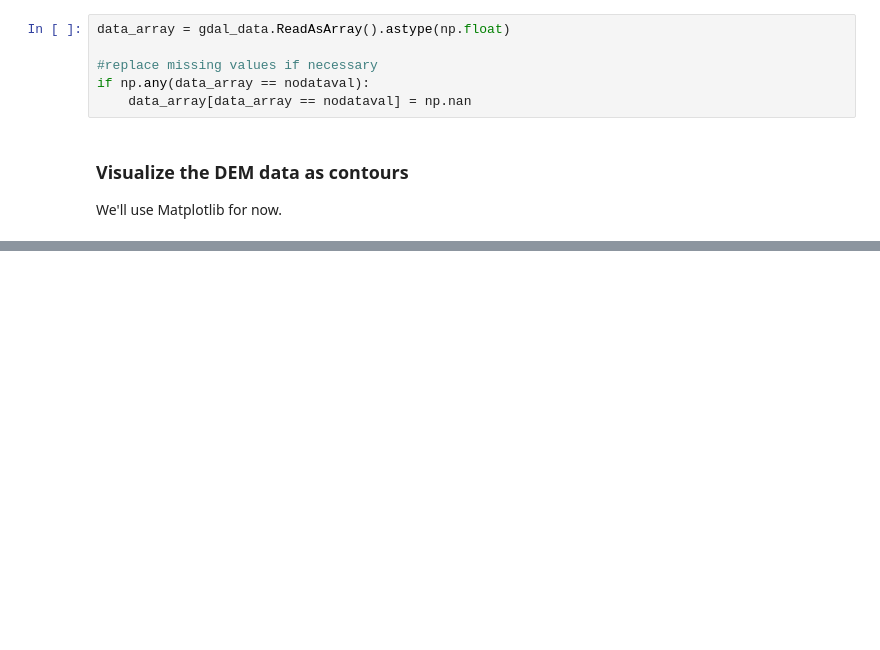
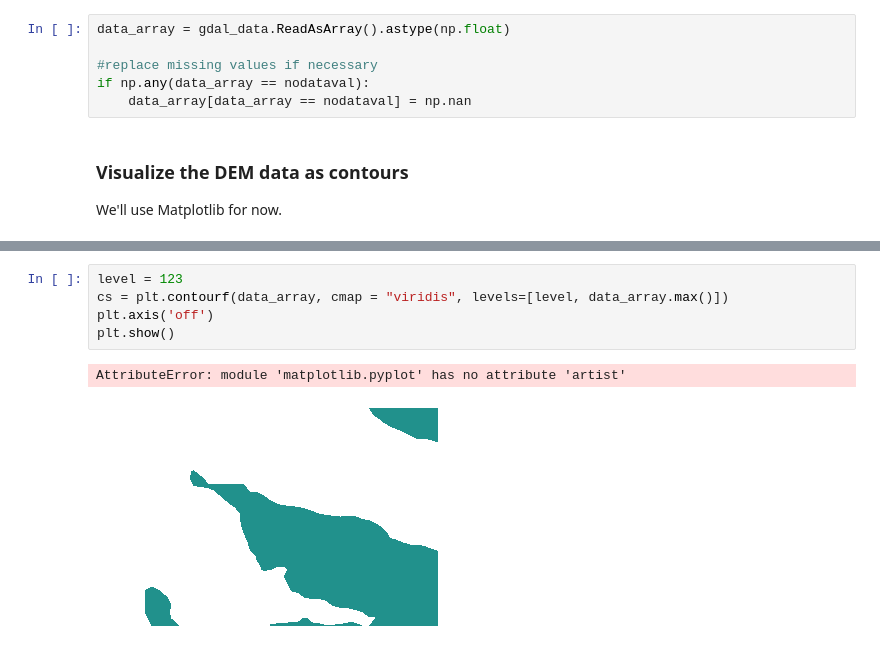
Before and after one commit to kcaylor/topocut, a Jupyter notebook: ExtractDEM.ipynb, the cells around one changed output, grey strips where cells are left out. Saved outputs shown, nothing was run; the diff lists cells and outputs as text; blank space fills up the shorter version.

```diff
--- a/ExtractDEM.ipynb
+++ b/ExtractDEM.ipynb
@@ -106,0 +103,8 @@ for level in levels:
+# %%
+level = 123
+cs = plt.contourf(data_array, cmap = "viridis", levels=[level, data_array.max()])
+plt.axis('off')
+plt.show()
+# %% [output]
+AttributeError: module 'matplotlib.pyplot' has no attribute 'artist'
+[figure, added]
```
Also changed, not shown: parts of 4 cells of this notebook, 9 other files.
